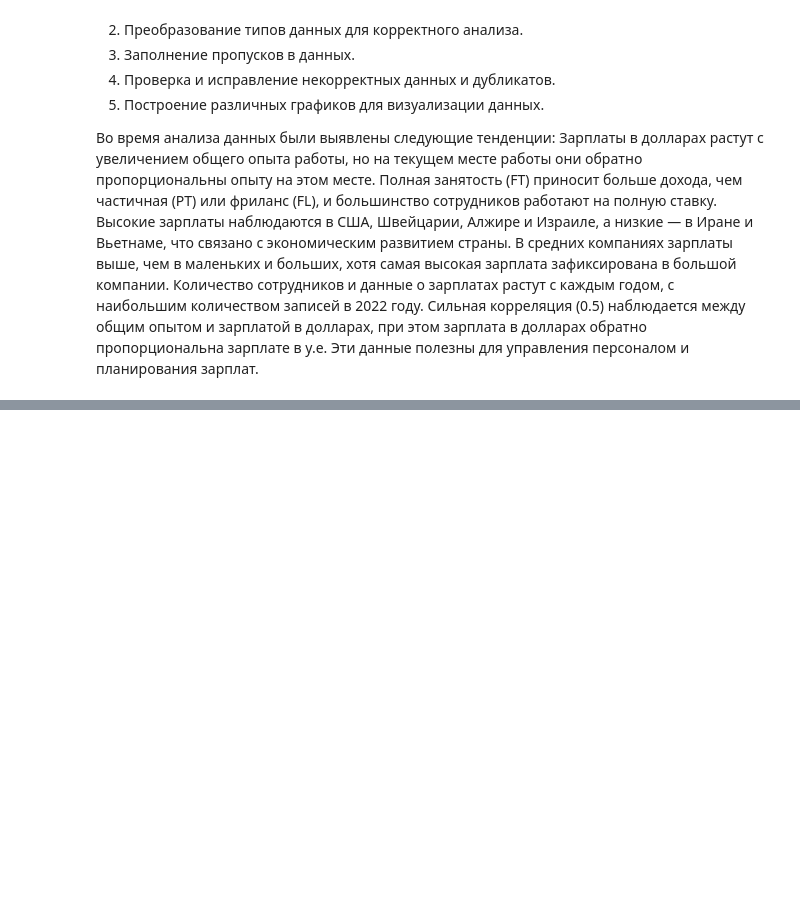
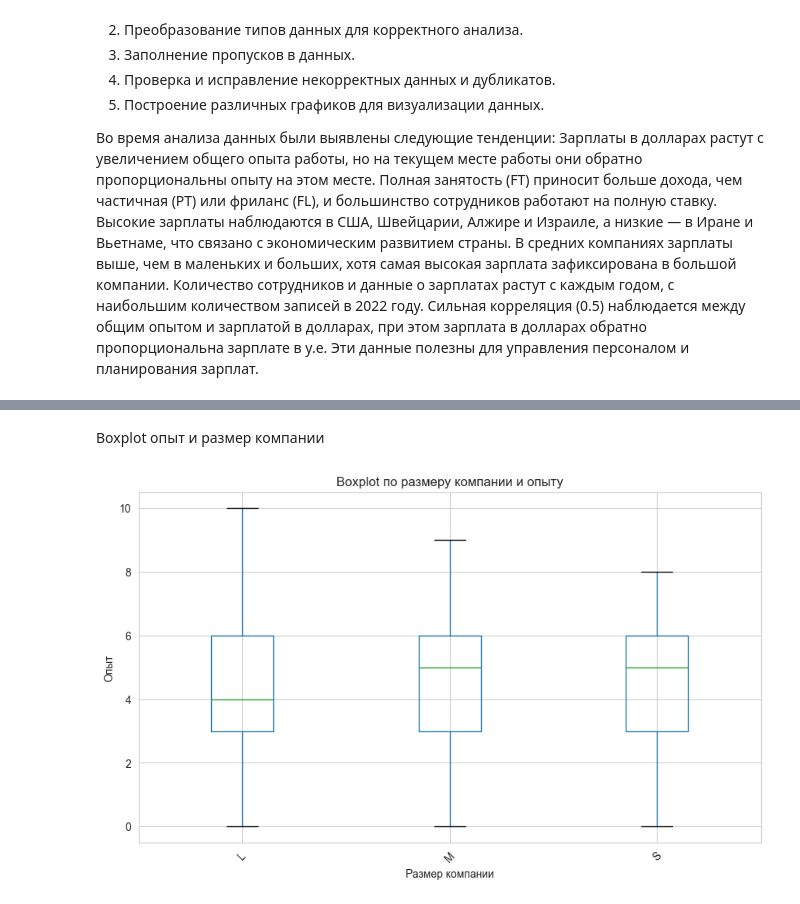
Before and after one commit to MaksimLevchenko/data_analysis_2, a Jupyter notebook: ЛР2_ЛевченкоМС_7.ipynb, the cells around one changed output, grey strips where cells are left out. Cells and saved outputs as stored; diff of their text form; code cells hidden in the pictures; blank space fills up the shorter version.

```diff
--- a/ЛР2_ЛевченкоМС_7.ipynb
+++ b/ЛР2_ЛевченкоМС_7.ipynb
@@ -352,0 +365,12 @@ plt.show()
+# %% [markdown]
+Boxplot опыт и размер компании
+# %%
+df.boxplot(column='experience', by='company_size', figsize=(10, 6))
+plt.title('Boxplot по размеру компании и опыту')
+plt.suptitle('')
+plt.xlabel('Размер компании')
+plt.ylabel('Опыт')
+plt.xticks(rotation=45)
+plt.show()
+# %% [output]
+[figure, added]
```
Also changed, not shown: parts of 11 cells of this notebook.
